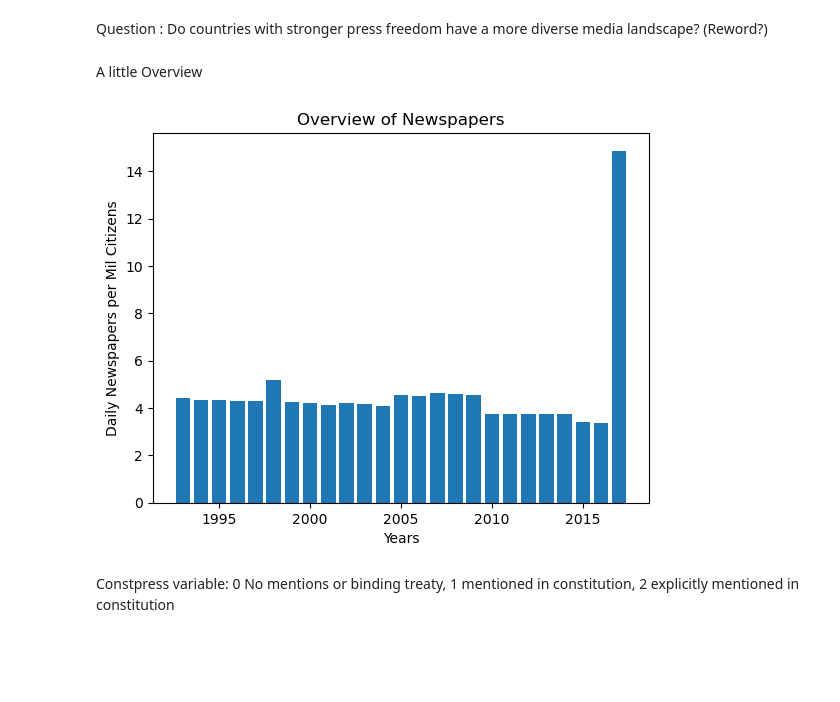
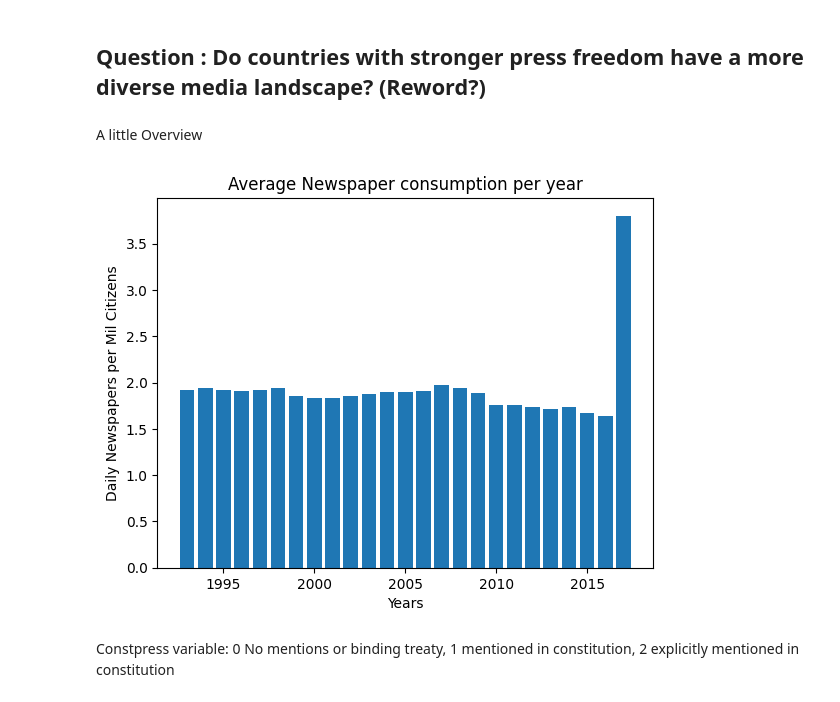
Before and after one commit to luishugoooo/python-data-science-project-3, a Jupyter notebook: Q4.ipynb, the cells around one changed output. Saved outputs shown, nothing was run; the diff lists cells and outputs as text; code cells hidden in the pictures; blank space fills up the shorter version.

Commit message:
Update execution counts and improve formatting in Jupyter notebooks for q1, q2, and q4. Added HTML output for better data presentation in q4.

```diff
--- a/Q4.ipynb
+++ b/Q4.ipynb
@@ -1,5 +1,5 @@
 # %% [markdown]
-Question : Do countries with stronger press freedom have a more diverse media landscape? (Reword?)
+## Question : Do countries with stronger press freedom have a more diverse media landscape? (Reword?)
 # %%
 import pandas as pd
 import matplotlib.pyplot as plt
@@ -9,13 +9,15 @@ df = pd.read_csv("data.csv", sep =";")
 # %% [markdown]
 A little Overview
 # %%
-plt.bar(df["Year"], df["Newspaper"])
+yearly_avg = df.groupby("Year")["Newspaper"].mean()
+
+plt.bar(yearly_avg.index, yearly_avg)
 plt.xlabel("Years")
 plt.ylabel("Daily Newspapers per Mil Citizens")
-plt.title("Overview of Newspapers")
+plt.title("Average Newspaper consumption per year")
 plt.show()
 # %% [output]
-[figure, old version]
+[figure, new version]
 # %% [markdown]
 Constpress variable:  0 No mentions or binding treaty, 1 mentioned in constitution, 2 explicitly mentioned in constitution
 # %%
```
Also changed, not shown: parts of 1 cell of this notebook, 2 other files.
